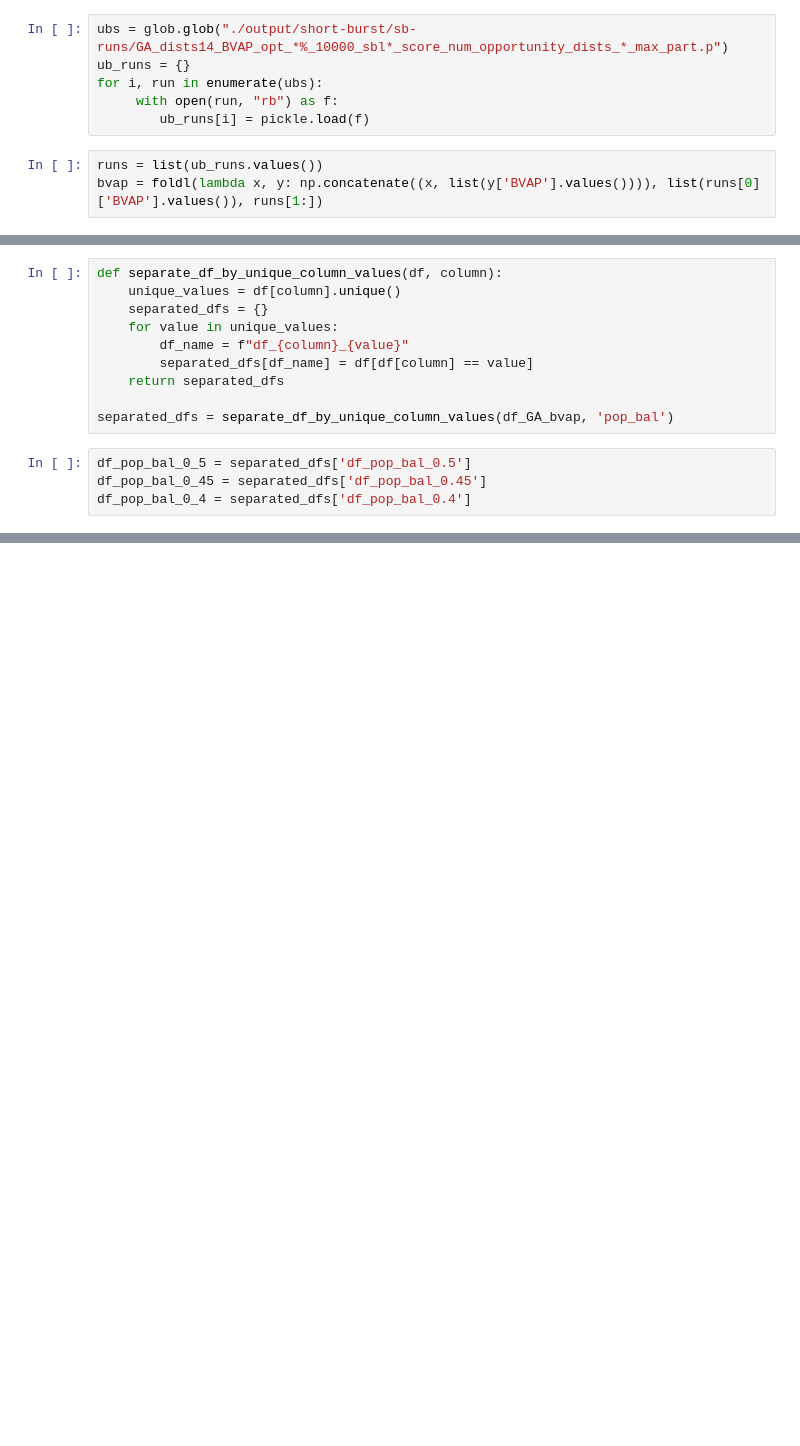
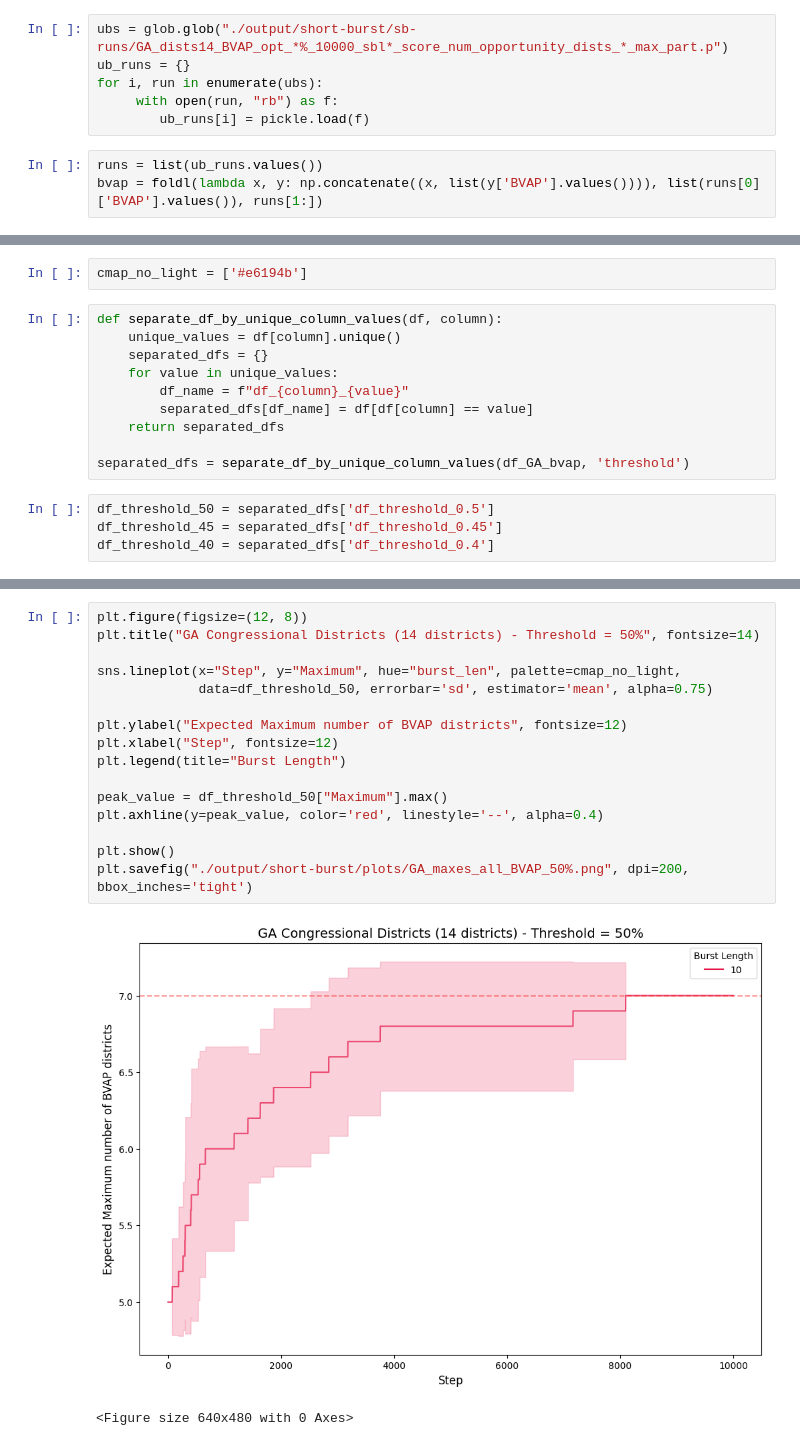
Before and after one commit to arashooska/GA_Redistricting_w_AI, a Jupyter notebook: sb_analysis.ipynb, the cells around one changed output, grey strips where cells are left out. Saved outputs shown, nothing was run; the diff lists cells and outputs as text; blank space fills up the shorter version.

Commit message:
WARNING: Saved and added SB plots separately. The saved png files were blank, even though plt.show() worked fine

```diff
--- a/sb_analysis.ipynb
+++ b/sb_analysis.ipynb
@@ -154,3 +162,5 @@ cmap_no_light = sns.color_palette(['#e6194b', '#3cb44b', '#ffe119', '#4363d8',
+# %%
+cmap_no_light = ['#e6194b']
 # %%
 def separate_df_by_unique_column_values(df, column):
     unique_values = df[column].unique()
@@ -160,8 +170,8 @@ def separate_df_by_unique_column_values(df, column):
         separated_dfs[df_name] = df[df[column] == value]
     return separated_dfs
 
-separated_dfs = separate_df_by_unique_column_values(df_GA_bvap, 'pop_bal')
+separated_dfs = separate_df_by_unique_column_values(df_GA_bvap, 'threshold')
 # %%
-df_pop_bal_0_5 = separated_dfs['df_pop_bal_0.5']
-df_pop_bal_0_45 = separated_dfs['df_pop_bal_0.45']
-df_pop_bal_0_4 = separated_dfs['df_pop_bal_0.4']
+df_threshold_50 = separated_dfs['df_threshold_0.5']
+df_threshold_45 = separated_dfs['df_threshold_0.45']
+df_threshold_40 = separated_dfs['df_threshold_0.4']
@@ -185,0 +226,19 @@ df_pop_bal_0_45.head()
+# %%
+plt.figure(figsize=(12, 8))
+plt.title("GA Congressional Districts (14 districts) - Threshold = 50%", fontsize=14)
+
+sns.lineplot(x="Step", y="Maximum", hue="burst_len", palette=cmap_no_light,
+             data=df_threshold_50, errorbar='sd', estimator='mean', alpha=0.75)
+
+plt.ylabel("Expected Maximum number of BVAP districts", fontsize=12)
+plt.xlabel("Step", fontsize=12)
+plt.legend(title="Burst Length")
+
+peak_value = df_threshold_50["Maximum"].max()
+plt.axhline(y=peak_value, color='red', linestyle='--', alpha=0.4)
+
+plt.show()
+plt.savefig("./output/short-burst/plots/GA_maxes_all_BVAP_50%.png", dpi=200, bbox_inches='tight')
+# %% [output]
+[figure, added]
+<Figure size 640x480 with 0 Axes>
```
Also changed, not shown: parts of 14 cells of this notebook, 4 other files.
